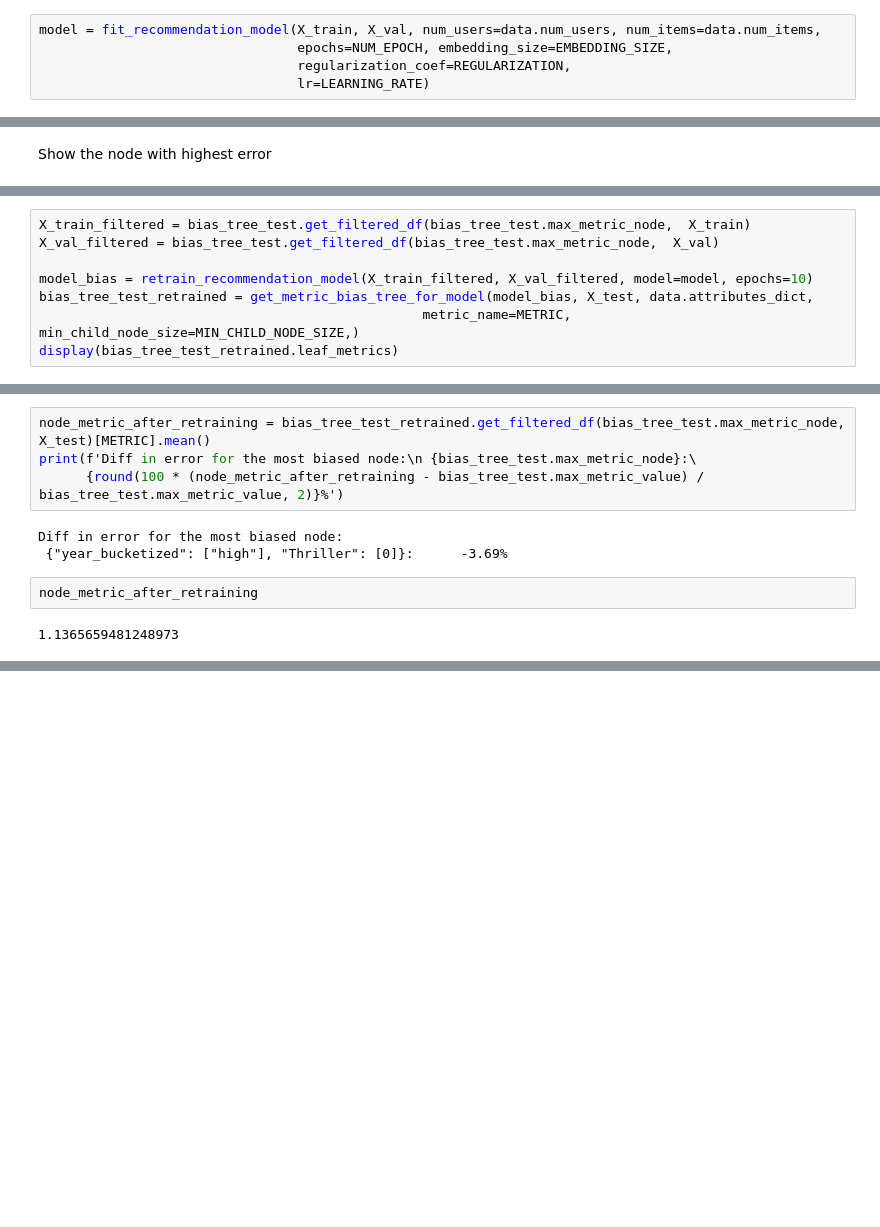
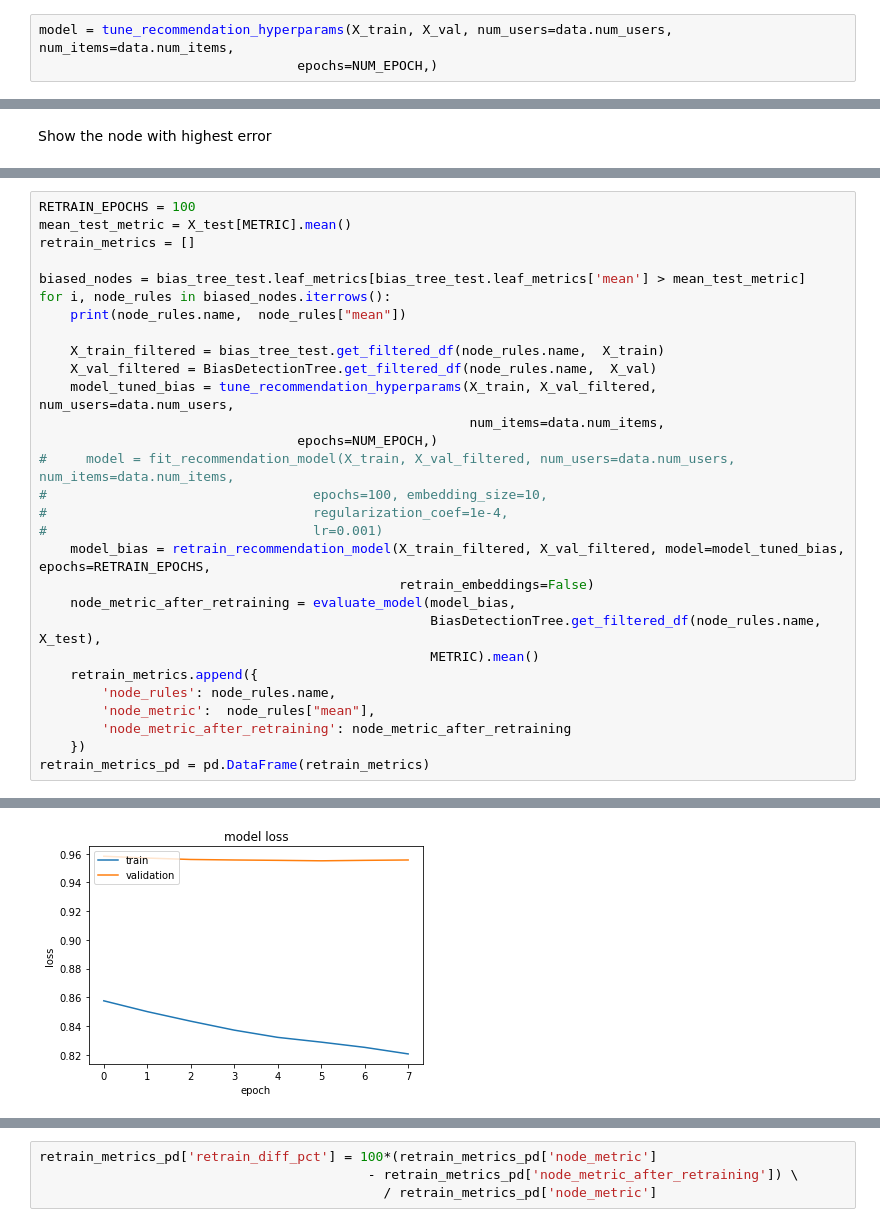
Before and after one commit to JoannaMisztalRadecka/recommendation-bias-detection, a Jupyter notebook: Model re-training for bias reduction.ipynb, the cells around one changed output, grey strips where cells are left out. Saved outputs shown, nothing was run; the diff lists cells and outputs as text; blank space fills up the shorter version.

Commit message:
added hyperparam tuning for keras model

```diff
--- a/Model re-training for bias reduction.ipynb
+++ b/Model re-training for bias reduction.ipynb
@@ -19,6 +19,4 @@ LEARNING_RATE = 0.001
 # %%
-model = fit_recommendation_model(X_train, X_val, num_users=data.num_users, num_items=data.num_items,
-                                 epochs=NUM_EPOCH, embedding_size=EMBEDDING_SIZE,
-                                 regularization_coef=REGULARIZATION,
-                                 lr=LEARNING_RATE)
+model = tune_recommendation_hyperparams(X_train, X_val, num_users=data.num_users, num_items=data.num_items,
+                                 epochs=NUM_EPOCH,)
 # %% [output]
@@ -84,8 +55,0 @@ print(bias_tree_test.max_metric_node, round(bias_tree_test.max_metric_value, 3))
-# %%
-X_train_filtered = bias_tree_test.get_filtered_df(bias_tree_test.max_metric_node,  X_train)
-X_val_filtered = bias_tree_test.get_filtered_df(bias_tree_test.max_metric_node,  X_val)
-
-model_bias = retrain_recommendation_model(X_train_filtered, X_val_filtered, model=model, epochs=10)
-bias_tree_test_retrained = get_metric_bias_tree_for_model(model_bias, X_test, data.attributes_dict,
-                                                 metric_name=METRIC, min_child_node_size=MIN_CHILD_NODE_SIZE,)
-display(bias_tree_test_retrained.leaf_metrics)
@@ -130,11 +56,30 @@ root=[]: 0.95
-# %%
-node_metric_after_retraining = bias_tree_test_retrained.get_filtered_df(bias_tree_test.max_metric_node,  X_test)[METRIC].mean()
-print(f'Diff in error for the most biased node:\n {bias_tree_test.max_metric_node}:\
-      {round(100 * (node_metric_after_retraining - bias_tree_test.max_metric_value) / bias_tree_test.max_metric_value, 2)}%')
-# %% [output]
-Diff in error for the most biased node:
- {"year_bucketized": ["high"], "Thriller": [0]}:      -3.69%
-# %%
-node_metric_after_retraining
-# %% [output]
-1.1365659481248973
+# %%
+RETRAIN_EPOCHS = 100
+mean_test_metric = X_test[METRIC].mean()
+retrain_metrics = []
+
+biased_nodes = bias_tree_test.leaf_metrics[bias_tree_test.leaf_metrics['mean'] > mean_test_metric]
+for i, node_rules in biased_nodes.iterrows():
+    print(node_rules.name,  node_rules["mean"])
+
+    X_train_filtered = bias_tree_test.get_filtered_df(node_rules.name,  X_train)
+    X_val_filtered = BiasDetectionTree.get_filtered_df(node_rules.name,  X_val)
+    model_tuned_bias = tune_recommendation_hyperparams(X_train, X_val_filtered, num_users=data.num_users,
+                                                       num_items=data.num_items,
+                                 epochs=NUM_EPOCH,)
+#     model = fit_recommendation_model(X_train, X_val_filtered, num_users=data.num_users, num_items=data.num_items,
+#                                  epochs=100, embedding_size=10,
+#                                  regularization_coef=1e-4,
+#                                  lr=0.001)
+    model_bias = retrain_recommendation_model(X_train_filtered, X_val_filtered, model=model_tuned_bias, epochs=RETRAIN_EPOCHS,
+                                              retrain_embeddings=False)
+    node_metric_after_retraining = evaluate_model(model_bias,
+                                                  BiasDetectionTree.get_filtered_df(node_rules.name,  X_test),
+                                                  METRIC).mean()
+    retrain_metrics.append({
+        'node_rules': node_rules.name,
+        'node_metric':  node_rules["mean"],
+        'node_metric_after_retraining': node_metric_after_retraining
+    })
+retrain_metrics_pd = pd.DataFrame(retrain_metrics)
+# %% [output]
@@ -140,0 +104 @@ node_metric_after_retraining
+[figure, added]
@@ -140,0 +138,4 @@ node_metric_after_retraining
+# %%
+retrain_metrics_pd['retrain_diff_pct'] = 100*(retrain_metrics_pd['node_metric']
+                                          - retrain_metrics_pd['node_metric_after_retraining']) \
+                                            / retrain_metrics_pd['node_metric']
```
Also changed, not shown: parts of 9 cells of this notebook, 3 other files.
